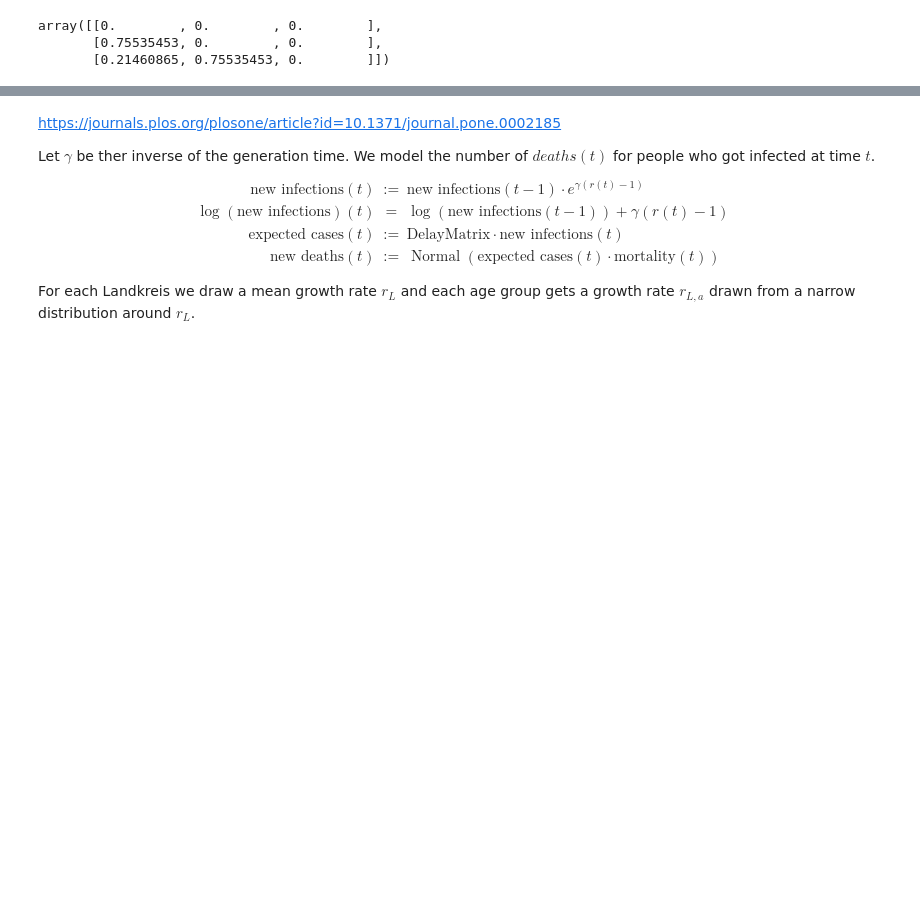
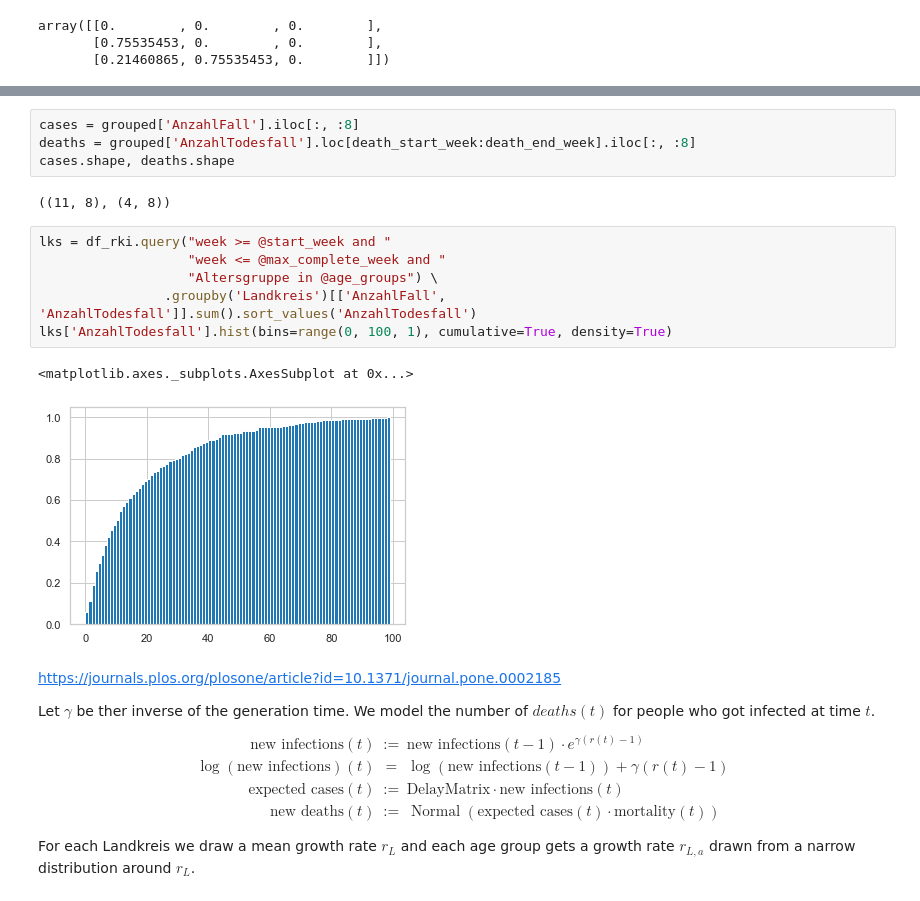
Before and after one commit to dan-tee/corona, a Jupyter notebook: Landkreis Model.ipynb, the cells around one changed output, grey strips where cells are left out. Saved outputs shown, nothing was run; the diff lists cells and outputs as text; blank space fills up the shorter version.

```diff
--- a/Landkreis Model.ipynb
+++ b/Landkreis Model.ipynb
@@ -283,3 +296,18 @@ Name: AnzahlFall, dtype: float64
+# %%
+cases = grouped['AnzahlFall'].iloc[:, :8]
+deaths = grouped['AnzahlTodesfall'].loc[death_start_week:death_end_week].iloc[:, :8]
+cases.shape, deaths.shape
+# %% [output]
+((11, 8), (4, 8))
+# %%
+lks = df_rki.query("week >= @start_week and "
+                   "week <= @max_complete_week and "
+                   "Altersgruppe in @age_groups") \
+                .groupby('Landkreis')[['AnzahlFall', 'AnzahlTodesfall']].sum().sort_values('AnzahlTodesfall')
+lks['AnzahlTodesfall'].hist(bins=range(0, 100, 1), cumulative=True, density=True)
+# %% [output]
+<matplotlib.axes._subplots.AxesSubplot at 0x...>
+[figure, added]
 # %% [markdown]
 https://journals.plos.org/plosone/article?id=10.1371/journal.pone.0002185
 
```
Also changed, not shown: parts of 29 cells of this notebook.
